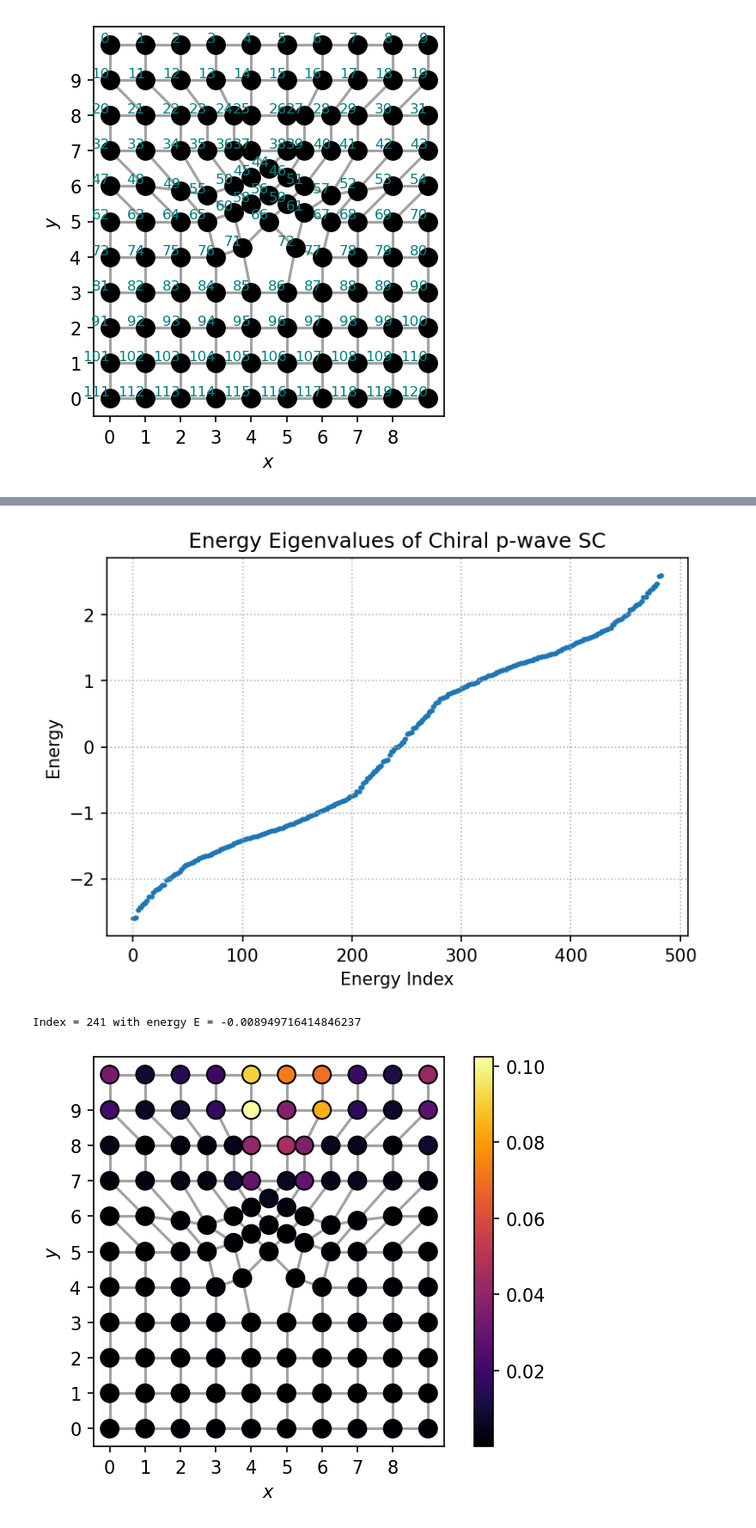
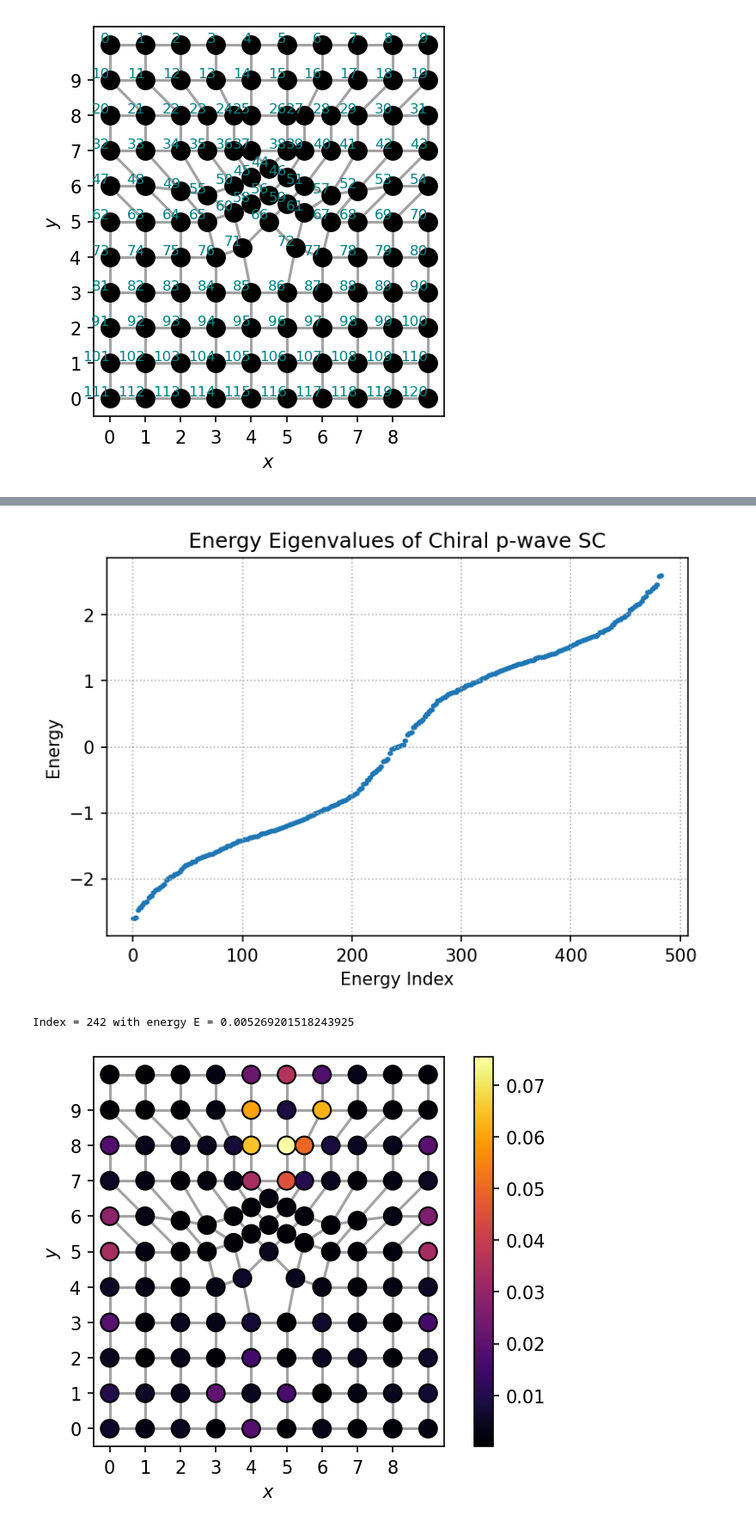
Before and after one commit to isschoch/chiral-p-wave-on-buckyball-geometry, a Jupyter notebook: disclination_dipole_non_volterra.ipynb, the cells around one changed output, grey strips where cells are left out. Shown at 86% size. Drawn from its saved outputs; the diff is of its cells as text; code cells hidden in the pictures.

```diff
--- a/disclination_dipole_non_volterra.ipynb
+++ b/disclination_dipole_non_volterra.ipynb
@@ -245,7 +245,7 @@ Flagged geometric triangle =  [(5, 4), (15, 14), (26, 25), (38, 37)]
 Flagged geometric pentagon =  [(85, 86), (95, 96), (105, 106), (115, 116)]
 [figure]
 # %%
-Ham_constructor = HamiltonianConstructor(mu - 2 * t, t, t, delta)
+Ham_constructor = HamiltonianConstructor(mu, t, t, delta)
 H_direct_lattice = Ham_constructor.construct_direct_lattice_hamiltonian(lattice)
 block_indices = Ham_constructor.get_block_indices(lattice.get_num_sites())
 
@@ -299,3 +299,3 @@ Index of lowest absolute energy:  241
 [figure]
-Index = 241 with energy E = -0.008949716414846237
+Index = 242 with energy E = 0.005269201518243925
-[figure, old version]
+[figure, new version]
```
Also changed, not shown: parts of 1 cell of this notebook, 4 other files.
